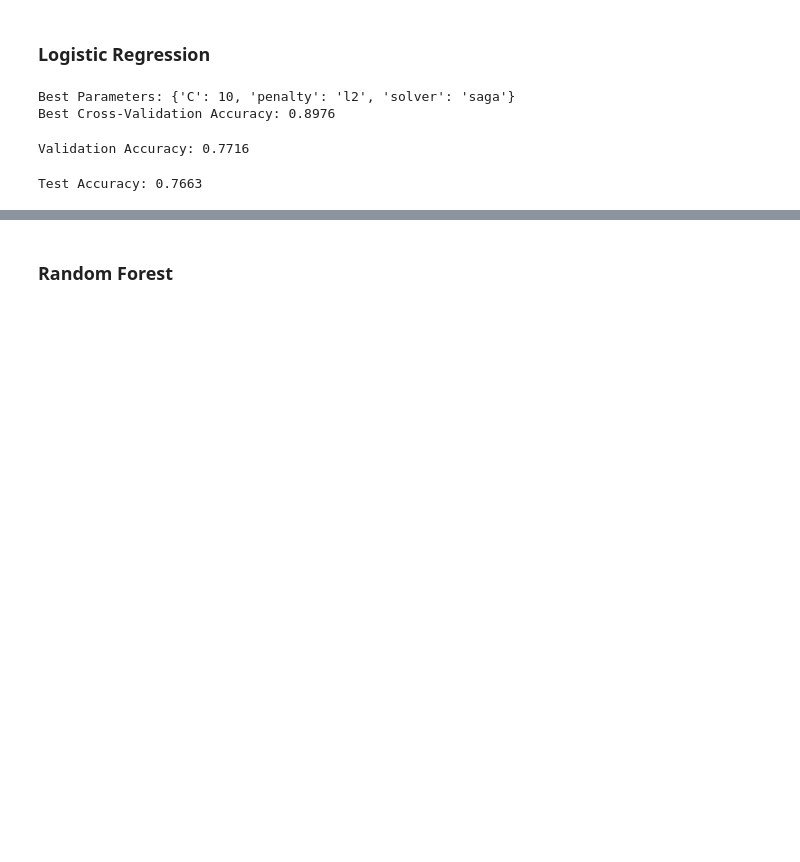
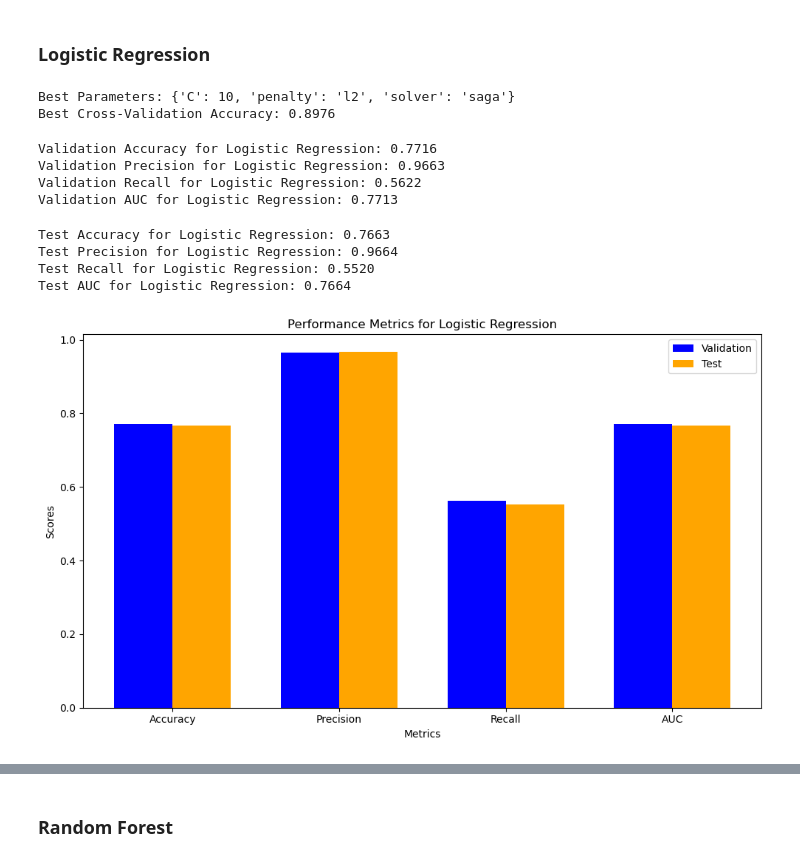
Before and after one commit to NumaanFormoli/Amazon-Prediction, a Jupyter notebook: AmazonData.ipynb, the cells around one changed output, grey strips where cells are left out. Drawn from its saved outputs; the diff is of its cells as text; code cells hidden in the pictures; blank space fills up the shorter version.

```diff
--- a/AmazonData.ipynb
+++ b/AmazonData.ipynb
@@ -533,22 +533,68 @@ Best Cross-Validation Accuracy: 0.8976
 # %%
 best_logreg = grid_search.best_estimator_
 val_preds = best_logreg.predict(X_val_scaled)
-# %%
-# Calculate the accuracy on the validation set
-val_accuracy = accuracy_score(y_val, val_preds)
-print(f"Validation Accuracy: {val_accuracy:.4f}")
-# %% [output]
-Validation Accuracy: 0.7716
+# %%
+# Calculate accuracy, precision, recall, and AUC
+val_accuracy_log = accuracy_score(y_val, val_preds)
+val_precision_log = precision_score(y_val, val_preds)
+val_recall_log = recall_score(y_val, val_preds)
+val_auc_log = roc_auc_score(y_val, val_preds)
+
+# Print the results
+print(f"Validation Accuracy for Logistic Regression: {val_accuracy_log:.4f}")
+print(f"Validation Precision for Logistic Regression: {val_precision_log:.4f}")
+print(f"Validation Recall for Logistic Regression: {val_recall_log:.4f}")
+print(f"Validation AUC for Logistic Regression: {val_auc_log:.4f}")
+# %% [output]
+Validation Accuracy for Logistic Regression: 0.7716
+Validation Precision for Logistic Regression: 0.9663
+Validation Recall for Logistic Regression: 0.5622
+Validation AUC for Logistic Regression: 0.7713
 # %%
 # Now, evaluate the best model on the test set
 test_preds = best_logreg.predict(X_test_scaled)
 test_accuracy_log = accuracy_score(y_test, test_preds)
 test_precision_log = precision_score(y_test, test_preds)
 test_recall_log = recall_score(y_test, test_preds)
+test_auc_log = roc_auc_score(y_test, test_preds)
 
 # Print results
 print(f"Test Accuracy for Logistic Regression: {test_accuracy_log:.4f}")
 print(f"Test Precision for Logistic Regression: {test_precision_log:.4f}")
 print(f"Test Recall for Logistic Regression: {test_recall_log:.4f}")
+print(f"Test AUC for Logistic Regression: {test_auc_log:.4f}")
 # %% [output]
-Test Accuracy: 0.7663
+Test Accuracy for Logistic Regression: 0.7663
+Test Precision for Logistic Regression: 0.9664
+Test Recall for Logistic Regression: 0.5520
+Test AUC for Logistic Regression: 0.7664
+# %%
+# Data for the bar plot
+import numpy as np
+metrics = ['Accuracy', 'Precision', 'Recall', 'AUC']
+val_scores = [val_accuracy_log, val_precision_log, val_recall_log, val_auc_log]
+test_scores = [test_accuracy_log, test_precision_log, test_recall_log, test_auc_log]
+
+# Bar plot
+x = np.arange(len(metrics))  # x-axis positions
+width = 0.35  # Width of the bars
+
+fig, ax = plt.subplots(figsize=(10, 6))
+
+# Create bars for validation and test scores
+bars1 = ax.bar(x - width/2, val_scores, width, label='Validation', color='blue')
+bars2 = ax.bar(x + width/2, test_scores, width, label='Test', color='orange')
+
+# Add labels and title
+ax.set_xlabel('Metrics')
+ax.set_ylabel('Scores')
+ax.set_title('Performance Metrics for Logistic Regression')
+ax.set_xticks(x)
+ax.set_xticklabels(metrics)
+ax.legend()
+
+# Show the plot
+plt.tight_layout()
+plt.show()
+# %% [output]
+[figure, added]
```
Also changed, not shown: parts of 12 cells of this notebook.
